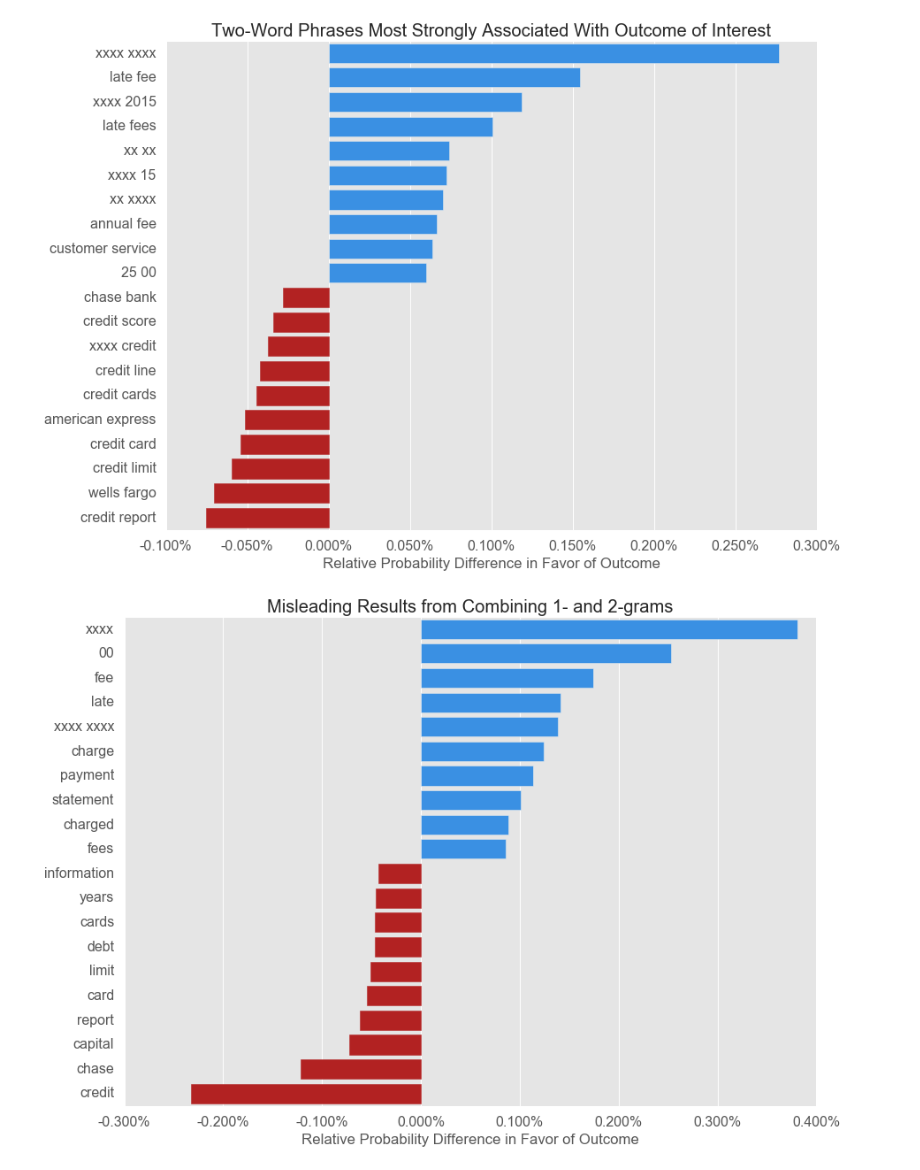
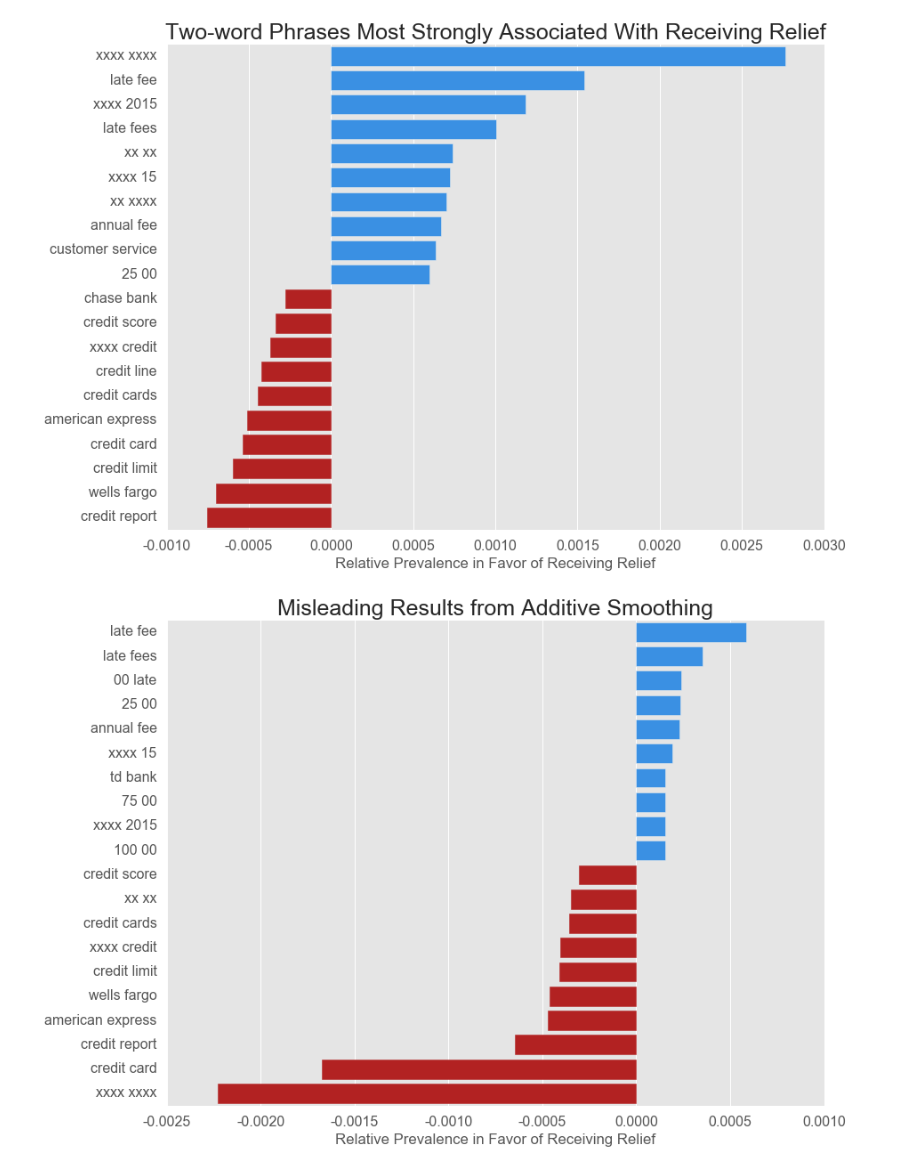
Before and after one commit to HipHoff/HipHoff, a Jupyter notebook: CFPB Complaints/MultinomialNB.ipynb, the cells around one changed output. Cells and saved outputs as stored; diff of their text form; code cells hidden in the pictures.

```diff
--- a/CFPB Complaints/MultinomialNB.ipynb
+++ b/CFPB Complaints/MultinomialNB.ipynb
@@ -63,7 +55,7 @@ clf.fit(X,y)
 likelihood_df = pd.DataFrame(clf.feature_log_prob_.transpose(),columns=['NoRelief', 'Relief'], index=words)
 
 # Undo log of probabilities and take difference to look at relative probability differences
-likelihood_df['Percent More Likely to Get Relief'] = likelihood_df.eval('100 * (exp(Relief) - exp(NoRelief))')
+likelihood_df['Percent More Likely to Get Relief'] = likelihood_df.eval('(exp(Relief) - exp(NoRelief))')
 top_10 = likelihood_df['Percent More Likely to Get Relief'].sort_values(ascending=False).ix[:10]
 bottom_10 = likelihood_df['Percent More Likely to Get Relief'].sort_values().ix[:10].sort_values(ascending=False)
 top_and_bottom_10 = pd.concat([top_10,bottom_10])
@@ -71,9 +63,9 @@ top_and_bottom_10 = pd.concat([top_10,bottom_10])
 with plt.style.context('ggplot'):
     sns.barplot(y=top_and_bottom_10.index, x=top_and_bottom_10, color='DodgerBlue')
     plt.ylabel('')
-    plt.xlabel('Relative Probability Difference in Favor of Outcome')
-    plt.title('Words Most Strongly Associated With Outcome of Interest')
-    plt.gca().xaxis.set_major_formatter(mpl.ticker.FormatStrFormatter('%.3f%%'))
+    plt.xlabel('Relative Prevalence in Favor of Receiving Relief')
+    plt.title('Words Most Strongly Associated With Receiving Relief', fontsize=25)
+    plt.gca().xaxis.set_major_formatter(mpl.ticker.FormatStrFormatter('%.3f'))
     for bar in plt.gca().get_children()[10:20]:
         bar.set_color('FireBrick')
     output_figure('top_bottom_ten_words')
@@ -82,6 +74,5 @@ with plt.style.context('ggplot'):
 # %%
 # 2-grams most associated with getting relief
-
 
 vect = CountVectorizer(ngram_range=(2,2), stop_words='english')
 X = vect.fit_transform(complaints)
@@ -95,7 +86,7 @@ clf.fit(X,y)
 likelihood_df = pd.DataFrame(clf.feature_log_prob_.transpose(),columns=['NoRelief', 'Relief'], index=words)
 
 # Undo log of probabilities and take difference to look at relative probability differences
-likelihood_df['Percent More Likely to Get Relief'] = likelihood_df.eval('100 * (exp(Relief) - exp(NoRelief))')
+likelihood_df['Percent More Likely to Get Relief'] = likelihood_df.eval('(exp(Relief) - exp(NoRelief))')
 top_10 = likelihood_df['Percent More Likely to Get Relief'].sort_values(ascending=False).ix[:10]
 bottom_10 = likelihood_df['Percent More Likely to Get Relief'].sort_values().ix[:10].sort_values(ascending=False)
 top_and_bottom_10 = pd.concat([top_10,bottom_10])
@@ -103,43 +94,43 @@ top_and_bottom_10 = pd.concat([top_10,bottom_10])
 with plt.style.context('ggplot'):
     sns.barplot(y=top_and_bottom_10.index, x=top_and_bottom_10, color='DodgerBlue')
     plt.ylabel('')
-    plt.xlabel('Relative Probability Difference in Favor of Outcome')
-    plt.title('Two-Word Phrases Most Strongly Associated With Outcome of Interest')
-    plt.gca().xaxis.set_major_formatter(mpl.ticker.FormatStrFormatter('%.3f%%'))
+    plt.xlabel('Relative Prevalence in Favor of Receiving Relief')
+    plt.title('Two-word Phrases Most Strongly Associated With Receiving Relief', fontsize=25)
+    plt.gca().xaxis.set_major_formatter(mpl.ticker.FormatStrFormatter('%.4f'))
     for bar in plt.gca().get_children()[10:20]:
         bar.set_color('FireBrick')
     output_figure('top_bottom_ten_2_grams')
 # %% [output]
-[figure, old version]
+[figure, new version]
 # %%
-# Why not to use this approach for n-grams of different lengths at the same time
+# Misleading results from allowing smoothing
 
-vect = CountVectorizer(ngram_range=(1,2), stop_words='english')
+vect = CountVectorizer(ngram_range=(2,2), stop_words='english')
 X = vect.fit_transform(complaints)
 words = vect.get_feature_names()
 
 y = [int(x) for x in df['Relief'].values]
 
-clf = MultinomialNB(alpha=0)
+clf = MultinomialNB()
 clf.fit(X,y)
 
 likelihood_df = pd.DataFrame(clf.feature_log_prob_.transpose(),columns=['NoRelief', 'Relief'], index=words)
 
 # Undo log of probabilities and take difference to look at relative probability differences
-likelihood_df['Percent More Likely to Get Relief'] = likelihood_df.eval('100 * (exp(Relief) - exp(NoRelief))')
+likelihood_df['Percent More Likely to Get Relief'] = likelihood_df.eval('(exp(Relief) - exp(NoRelief))')
 top_10 = likelihood_df['Percent More Likely to Get Relief'].sort_values(ascending=False).ix[:10]
 bottom_10 = likelihood_df['Percent More Likely to Get Relief'].sort_values().ix[:10].sort_values(ascending=False)
 top_and_bottom_10 = pd.concat([top_10,bottom_10])
 
 with plt.style.context('ggplot'):
     sns.barplot(y=top_and_bottom_10.index, x=top_and_bottom_10, color='DodgerBlue')
     plt.ylabel('')
-    plt.xlabel('Relative Probability Difference in Favor of Outcome')
-    plt.title('Misleading Results from Combining 1- and 2-grams')
-    plt.gca().xaxis.set_major_formatter(mpl.ticker.FormatStrFormatter('%.3f%%'))
+    plt.xlabel('Relative Prevalence in Favor of Receiving Relief')
+    plt.title('Misleading Results from Additive Smoothing', fontsize=25)
+    plt.gca().xaxis.set_major_formatter(mpl.ticker.FormatStrFormatter('%.4f'))
     for bar in plt.gca().get_children()[10:20]:
         bar.set_color('FireBrick')
-    output_figure('top_bottom_ten_words')
+    output_figure('misleading_no_smoothing')
 # %% [output]
-[figure, old version]
+[figure, new version]
 # %%
```
Also changed, not shown: parts of 4 cells of this notebook, 6 other files.
